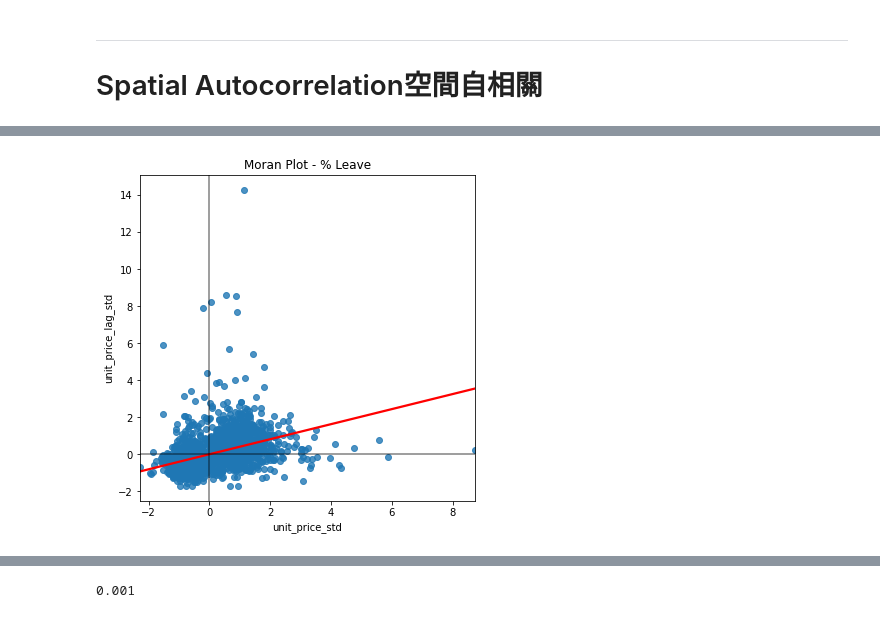
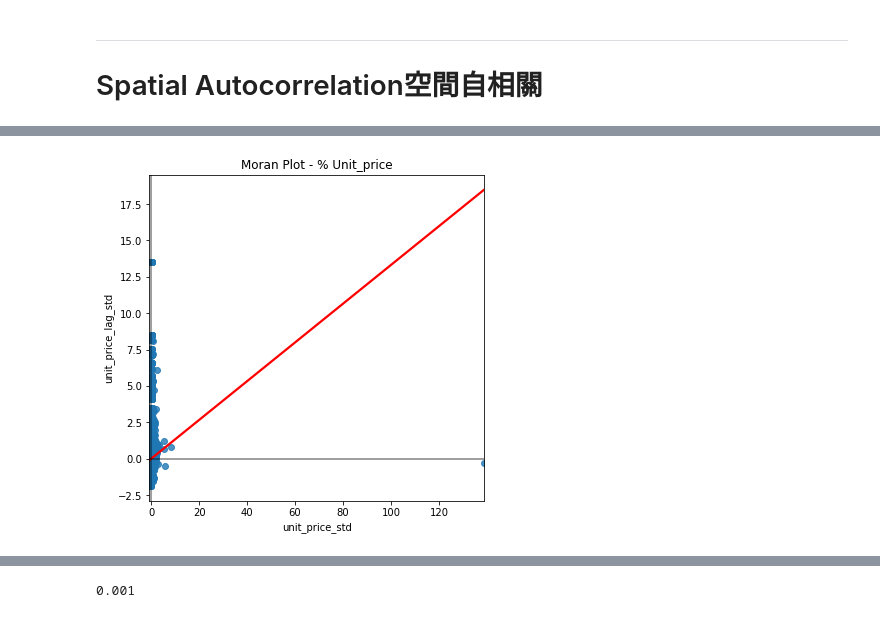
Before and after one commit to TWGraceChen/HouseSpatialAnalysis, a Jupyter notebook: share/House.ipynb, the cells around one changed output, grey strips where cells are left out. Cells and saved outputs as stored; diff of their text form; code cells hidden in the pictures.

```diff
--- a/share/House.ipynb
+++ b/share/House.ipynb
@@ -195,0 +193,12 @@ data = pd.DataFrame(query(c,sql))
+# %%
+house_var = [
+    'unit_price',      #單價
+    'area',            #土地移轉總面積平方公尺
+    'year(trans_date) - year(complete_date) as age',
+                       #屋齡
+    'shifting_area',   #建物移轉總面積平方公尺
+    'pattern_room',    #建物現況格局-房
+    'pattern_hall',    #建物現況格局-廳
+    'pattern_health',  #建物現況格局-衛
+    'building_area'    #主建物面積
+]
@@ -196,3 +241,13 @@ data = pd.DataFrame(query(c,sql))
+# %%
+house_var_n = [v.split(" as ")[1] if " as " in v else v for v in house_var]
+other_var_n = [v.split(" as ")[1] if " as " in v else v for v in other_var]
+# %%
+sql = "select code2,"+",".join(house_var) + " from house_buy where city in ('臺北市','新北市') and not transaction_sign in ('車位','土地')  and tgosresaddress <> '找不到指定的門牌地址。'"
+sql = "select code2,{} from ({}) group by code2".format(",".join(["avg("+v+") as "+v for v in house_var_n]),sql)
+sql = "select code2,{},{},c.geometry as geometry from ({}) a left join (select code2,{} from unified.code2) b on a.code2 = b.code2 inner join house.area_code2 c on a.code2 = c.code2".format(",".join(["a."+v+" as "+v for v in house_var_n]),",".join(["b."+v+" as "+v for v in other_var_n]),sql,','.join(other_var))
+sql = "cluster "+ sql + " partition by db in ('108S3','108S4','109S1','109S2','109S3','109S4','110S1','110S2','110S3','110S4')"
+data = pd.DataFrame(query(m,sql))
 # %%
-data = data.set_axis(['code2', 'unit_price', 'geometry'], axis=1, inplace=False)
+data = data.set_axis(['code2']+house_var_n+other_var_n+['geometry'], axis=1, inplace=False)
 data['geometry'] = geopandas.GeoSeries.from_wkt(data['geometry'])
+data.head()
@@ -290,13 +354,13 @@ db['unit_price_lag_std'] = ( db['unit_price_lag'] - db['unit_price_lag'].mean())
 # %%
 f, ax = plt.subplots(1, figsize=(6, 6))
 seaborn.regplot(x='unit_price_std', y='unit_price_lag_std',
                 ci=None, data=db, line_kws={'color':'r'})
 ax.axvline(0, c='k', alpha=0.5)
 ax.axhline(0, c='k', alpha=0.5)
-ax.set_title('Moran Plot - % Leave')
+ax.set_title('Moran Plot - % Unit_price')
 plt.show()
 # %% [output]
-[figure, old version]
+[figure, new version]
 # %%
 # 計算moran's i
 moran = esda.moran.Moran(db['unit_price'], w)
```
Also changed, not shown: parts of 51 cells of this notebook.
